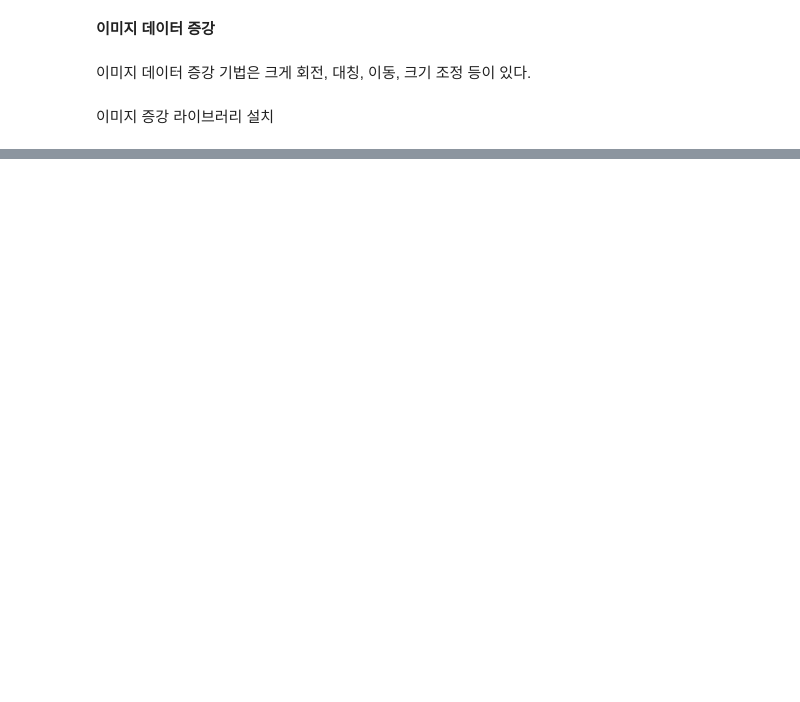
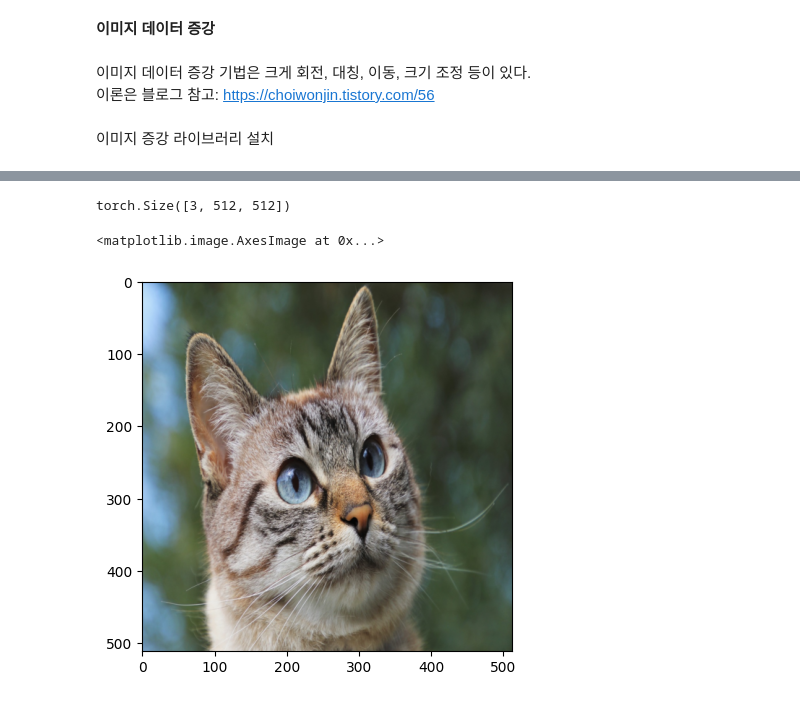
Before and after one commit to choiwonjini/AIFFEL_practice, a Jupyter notebook: pytorch/advanced/4-2. Image Data Augmentation.ipynb, the cells around one changed output, grey strips where cells are left out. Drawn from its saved outputs; the diff is of its cells as text; code cells hidden in the pictures; blank space fills up the shorter version.

```diff
--- a/pytorch/advanced/4-2. Image Data Augmentation.ipynb
+++ b/pytorch/advanced/4-2. Image Data Augmentation.ipynb
@@ -2,6 +2,8 @@
 **이미지 데이터 증강**
 <br>
 이미지 데이터 증강 기법은 크게 회전, 대칭, 이동, 크기 조정 등이 있다.
+이론은 블로그 참고:
+https://choiwonjin.tistory.com/56
 # %% [markdown]
 이미지 증강 라이브러리 설치
 # %%
@@ -26,0 +34,18 @@ Successfully installed imgaug-0.4.0
+# %%
+image = Image.open("/content/cat.jpg")
+# %%
+# 통합 클래스 및 변환 적용 방식
+transform = transforms.Compose(
+    [
+        transforms.Resize(size=(512, 512)),     # 크기를 512 x 512로 변환
+        transforms.ToTensor()                   # 텐서 타입으로 변환
+    ]
+)
+
+transformed_image = transform(image)
+print(transformed_image.shape)
+plt.imshow(transformed_image.permute(1, 2, 0))
+# %% [output]
+torch.Size([3, 512, 512])
+<matplotlib.image.AxesImage at 0x...>
+[figure, added]
```
Also changed, not shown: parts of 8 cells of this notebook, 1 other file.
